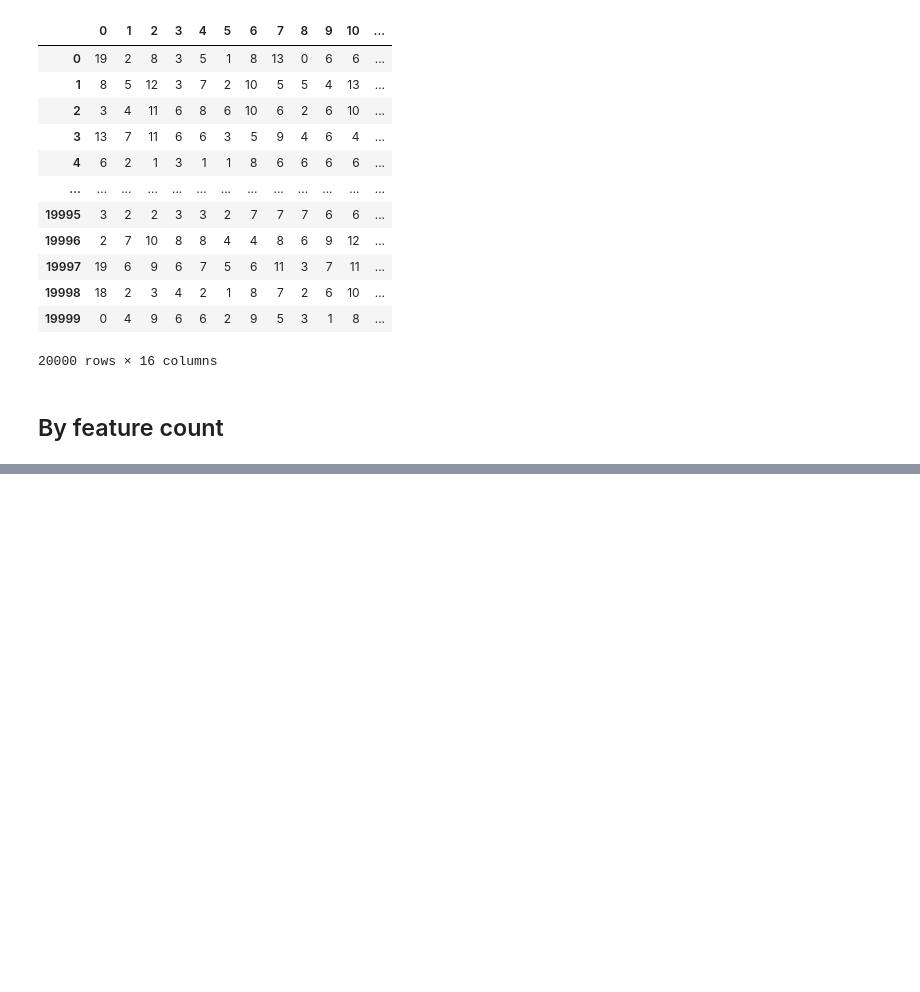
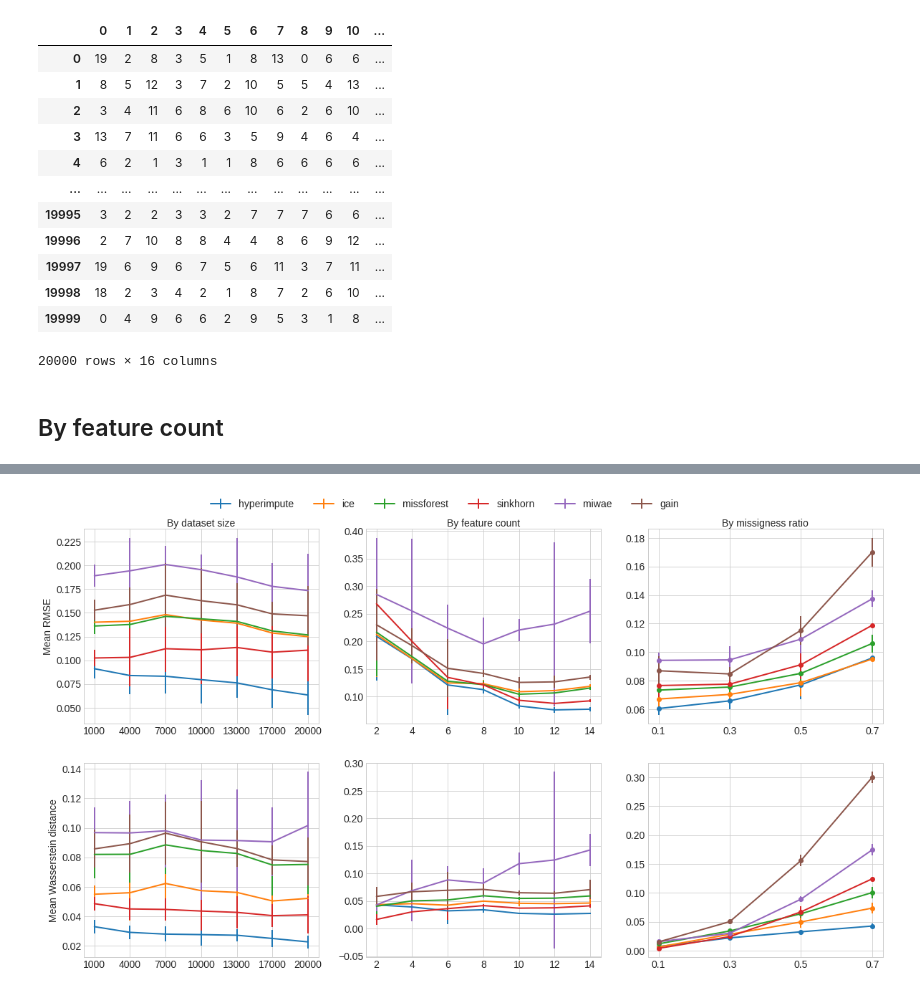
Before and after one commit to vanderschaarlab/hyperimpute, a Jupyter notebook: tutorials/experiments_02_model_performance.ipynb, the cells around one changed output, grey strips where cells are left out. Drawn from its saved outputs; the diff is of its cells as text; code cells hidden in the pictures; blank space fills up the shorter version.

```diff
--- a/tutorials/experiments_02_model_performance.ipynb
+++ b/tutorials/experiments_02_model_performance.ipynb
@@ -423,0 +623,79 @@ scenario  MNAR
+# %%
+def generate_grouped_plot(scenario):
+    global results_by_miss_ratio
+
+    plt.style.use("seaborn-whitegrid")
+
+    metrics = list(results_by_miss_ratio[scenario][0.1].keys())
+    if len(metrics) == 0:
+        return
+
+    fig, axs = plt.subplots(len(metrics), 3, figsize=(20, 11))
+
+    mods_miss_ratio = list(results_by_miss_ratio[scenario][0.1]["rmse"].keys())
+    mods_feat_count = list(error_by_feat_count[scenario]["rmse"].keys())
+    mods_df_size = list(error_by_df_size[scenario]["rmse"].keys())
+
+    assert (
+        mods_feat_count == mods_df_size
+    ), f"Invalid models. {mods_feat_count} vs {mods_df_size}"
+    assert (
+        mods_feat_count == mods_miss_ratio
+    ), f"Invalid models. {mods_feat_count} vs {mods_miss_ratio}"
+
+    models_cnt = len(error_by_feat_count[scenario]["rmse"].keys())
+
+    for row_idx, metric in enumerate(metrics):
+        for col_idx, testcase_cbk in enumerate(
+            [
+                generate_plot_for_ax_df_size,
+                generate_plot_for_ax_feat_count,
+                generate_plot_for_ax_miss_ratio,
+            ]
+        ):
+            testcase_cbk(axs[row_idx][col_idx], scenario, metric)
+
+    axs[0][0].legend(
+        loc="upper left",
+        bbox_to_anchor=(0.5, 1.2),
+        ncol=models_cnt,
+        prop={"size": fontsize},
+    )
+    for idx, metric in enumerate(metrics):
+        axs[idx][0].set_ylabel(map_keys[metric], fontsize=fontsize)
+
+    for idx, testcase in enumerate(
+        ["By dataset size", "By feature count", "By missigness ratio"]
+    ):
+        axs[0][idx].set_xlabel(testcase, fontsize=fontsize)
+        axs[0][idx].xaxis.set_label_position("top")
+
+    plt.savefig(output_dir / f"error_by_all_grouped_{scenario}.png")
+
+    plt.show()
+
+
+## normalize
+new_results_by_miss_ratio = {}
+
+for scenario in ["MAR", "MCAR", "MNAR"]:
+    new_results_by_miss_ratio[scenario] = {}
+
+    for miss in results_by_miss_ratio[scenario]:
+        new_results_by_miss_ratio[scenario][miss] = {}
+        for metric in results_by_miss_ratio[scenario][miss]:
+            new_results_by_miss_ratio[scenario][miss][metric] = {}
+
+            mods_feat_count = list(error_by_feat_count[scenario]["rmse"].keys())
+            for mod in mods_feat_count:
+                new_results_by_miss_ratio[scenario][miss][metric][
+                    mod
+                ] = results_by_miss_ratio[scenario][miss][metric][mod]
+## normalize
+
+error_by_miss_ratio = new_results_by_miss_ratio
+
+for scenario in ["MAR", "MCAR", "MNAR"]:
+    print("scenario", scenario)
+    generate_grouped_plot(scenario)
+# %% [output]
@@ -423,0 +703 @@ scenario  MNAR
+[figure, added]
```
Also changed, not shown: parts of 16 cells of this notebook.
